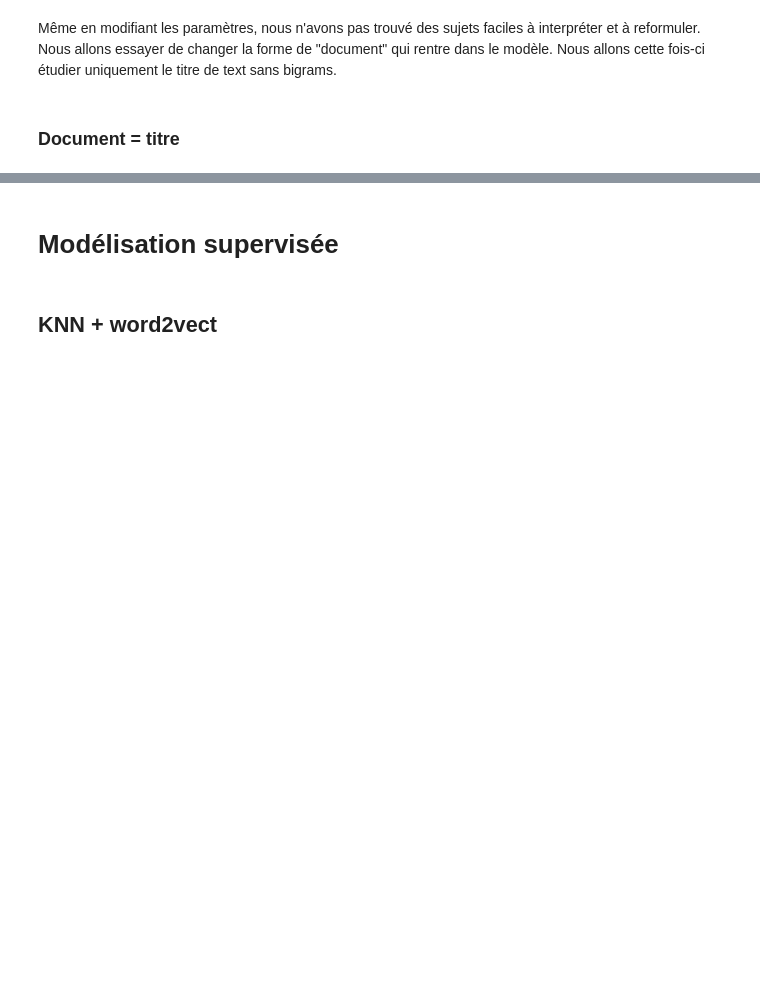
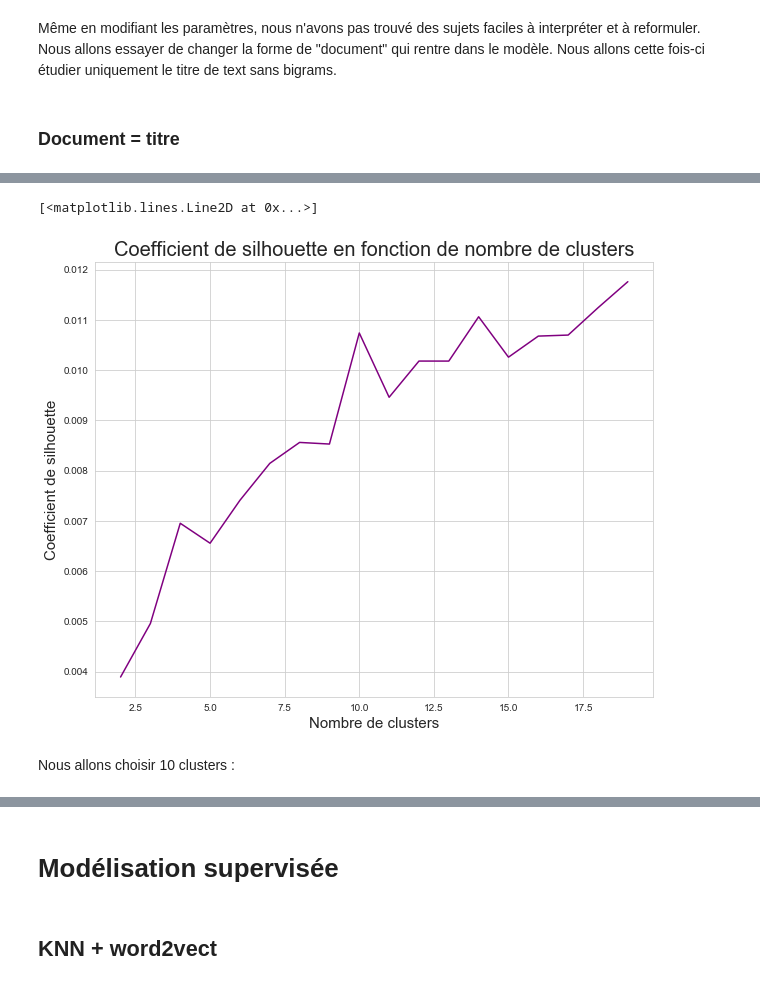
Before and after one commit to Lenka-St/Projet5, a Jupyter notebook: Notebook2_Modelisation.ipynb, the cells around one changed output, grey strips where cells are left out. Drawn from its saved outputs; the diff is of its cells as text; code cells hidden in the pictures; blank space fills up the shorter version.

```diff
--- a/Notebook2_Modelisation.ipynb
+++ b/Notebook2_Modelisation.ipynb
@@ -718,0 +822,3 @@ LDA nous n'a pas permis d'identifier des sujets précis.
+# %%
+silhouette = []
+k = list(range(2, 20))
@@ -718,0 +827,6 @@ LDA nous n'a pas permis d'identifier des sujets précis.
+# %%
+for i in k:
+    kmeans = MiniBatchKMeans(n_clusters=i, init_size=1024, batch_size=2048, random_state=20)
+    y_pred = kmeans.fit_predict(X_train_tfidf)
+    score = silhouette_score(X_train_tfidf, kmeans.labels_)
+    silhouette.append(score)
@@ -718,0 +854,14 @@ LDA nous n'a pas permis d'identifier des sujets précis.
+# %%
+fig = plt.figure(figsize=(10, 8))
+ax = fig.add_subplot(1, 1, 1)
+ax.set_xlabel('Nombre de clusters', fontsize=15)
+ax.set_ylabel('Coefficient de silhouette', fontsize=15)
+ax.set_title(
+    'Coefficient de silhouette en fonction de nombre de clusters', fontsize=20)
+
+plt.plot(k, silhouette, color="purple")
+# %% [output]
+[<matplotlib.lines.Line2D at 0x...>]
+[figure, added]
+# %% [markdown]
+Nous allons choisir 10 clusters :
```
Also changed, not shown: parts of 41 cells of this notebook, 1 other file.
